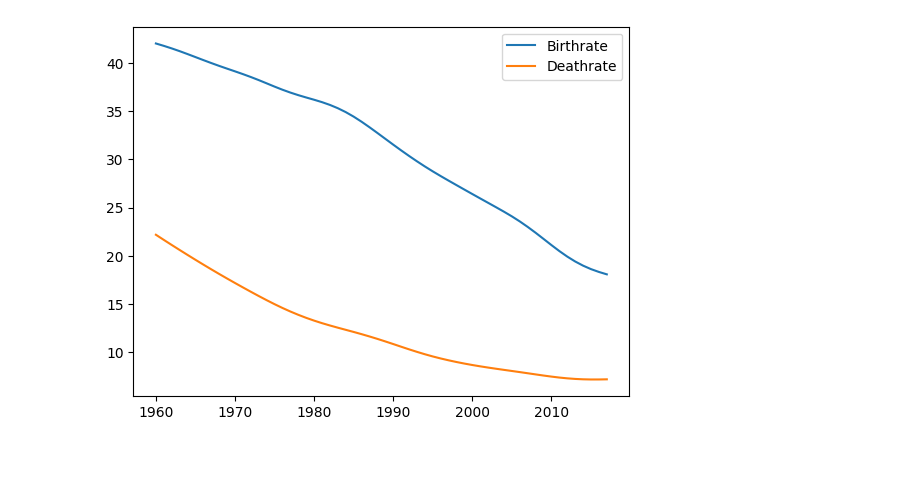
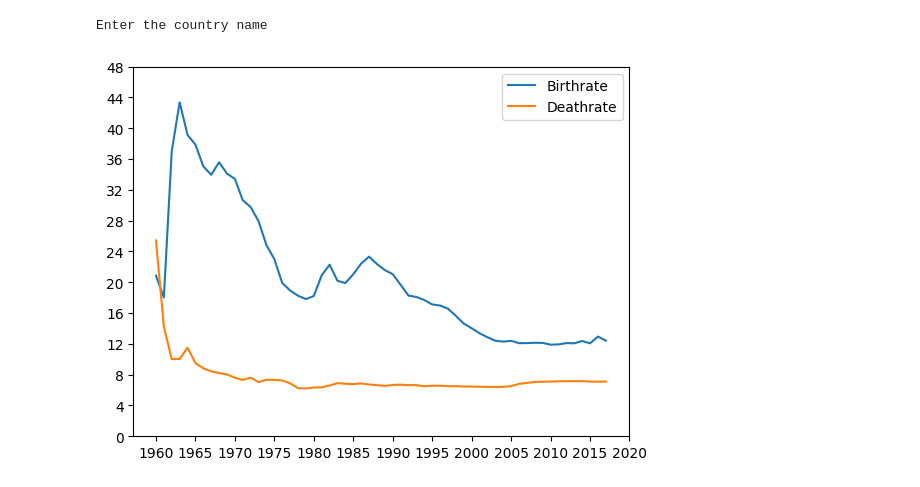
Before and after one commit to tusharx0809/da-project, a Jupyter notebook: birth-death-rate.ipynb, the cells around one changed output. Cells and saved outputs as stored; diff of their text form; code cells hidden in the pictures; blank space fills up the shorter version.

Commit message:
birth-death-rate-completed

```diff
--- a/birth-death-rate.ipynb
+++ b/birth-death-rate.ipynb
@@ -1,4 +1,6 @@
 # %%
+#below code compares a country's birth and death rate from year 1960 to 2018
+
 import pandas as pd
 import matplotlib.pyplot as plt
 import math
@@ -7,33 +9,40 @@ import random
 #importing the excel file
 excel_data = pd.read_excel('D:\\Python\\da-project\\dataset\\WorldBank.xlsx')
 
 def get_birth_death_rate(country):
   output = {}
   data = excel_data.loc[excel_data['Country Name'] == country, ['Year','Birth rate, crude (per 1,000 people)','Death rate, crude (per 1,000 people)']]
   data.sort_values('Year', inplace= True)
   for i, row in data.iterrows():
     output[row['Year']] = get_info(row['Year'],data)
   return output
 
 def get_info(year, data):
   output = {}
   for i, row in data.iterrows():
     if row['Year'] == year:
       output[row['Birth rate, crude (per 1,000 people)']] = row['Death rate, crude (per 1,000 people)']
   return output
 
 def plot_graph(data):
-  years = [key for key,val in data.items()] #x-axis
+  years = [int(key) for key,val in data.items()] #x-axis
   b = []
   d = []
   for values in data.values():
     for i, j in values.items():
       b.append(i)
       d.append(j)
   plt.plot(years, b, label = 'Birthrate')
   plt.plot(years, d, label = 'Deathrate')
+  start_x, end_x = min(years),max(years)+5
+  start_y, end_y = 0, 52
+  plt.xticks(range(start_x, end_x, 5))
+  plt.yticks(range(start_y,end_y, 4))
   plt.legend()
   plt.show()
-plot_graph(get_birth_death_rate('India'))
+
+print("Enter the country name")
+plot_graph(get_birth_death_rate('China'))
 # %% [output]
+Enter the country name
-[figure, old version]
+[figure, new version]
```
